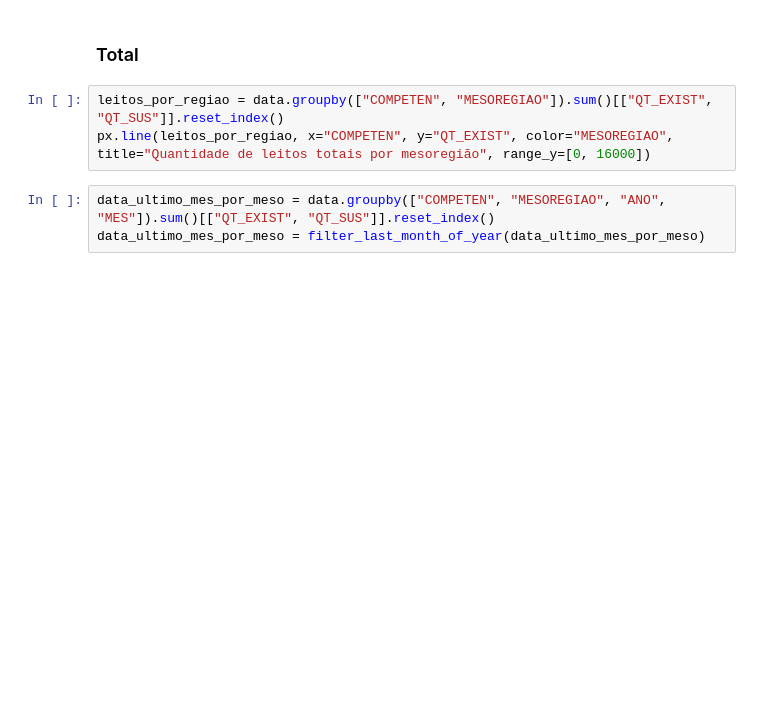
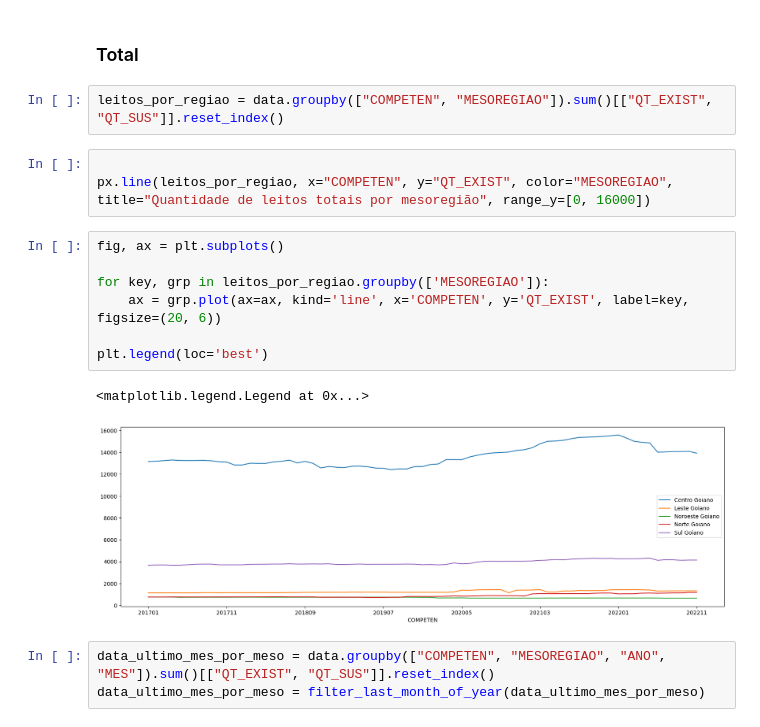
Before and after one commit to brunoconterato/go-capacidade-hospitalar, a Jupyter notebook: eda.ipynb, the cells around one changed output. Saved outputs shown, nothing was run; the diff lists cells and outputs as text; blank space fills up the shorter version.

Commit message:
feat: matplotlib

```diff
--- a/eda.ipynb
+++ b/eda.ipynb
@@ -287,9 +287,21 @@ leitos_ultimo_mes.plot(x="ANO", y=["QT_EXIST", "QT_SUS"], title="Quantidade de l
 ## Evolução da quantidade de Leitos por Mesoregião
 # %% [markdown]
 ### Total
+# %%
+leitos_por_regiao = data.groupby(["COMPETEN", "MESOREGIAO"]).sum()[["QT_EXIST", "QT_SUS"]].reset_index()
 # %%
-leitos_por_regiao = data.groupby(["COMPETEN", "MESOREGIAO"]).sum()[["QT_EXIST", "QT_SUS"]].reset_index()
+
 px.line(leitos_por_regiao, x="COMPETEN", y="QT_EXIST", color="MESOREGIAO", title="Quantidade de leitos totais por mesoregião", range_y=[0, 16000])
+# %%
+fig, ax = plt.subplots()
+
+for key, grp in leitos_por_regiao.groupby(['MESOREGIAO']):
+    ax = grp.plot(ax=ax, kind='line', x='COMPETEN', y='QT_EXIST', label=key, figsize=(20, 6))
+
+plt.legend(loc='best')
+# %% [output]
+<matplotlib.legend.Legend at 0x...>
+[figure, added]
 # %%
 data_ultimo_mes_por_meso = data.groupby(["COMPETEN", "MESOREGIAO", "ANO", "MES"]).sum()[["QT_EXIST", "QT_SUS"]].reset_index()
 data_ultimo_mes_por_meso = filter_last_month_of_year(data_ultimo_mes_por_meso)
```
